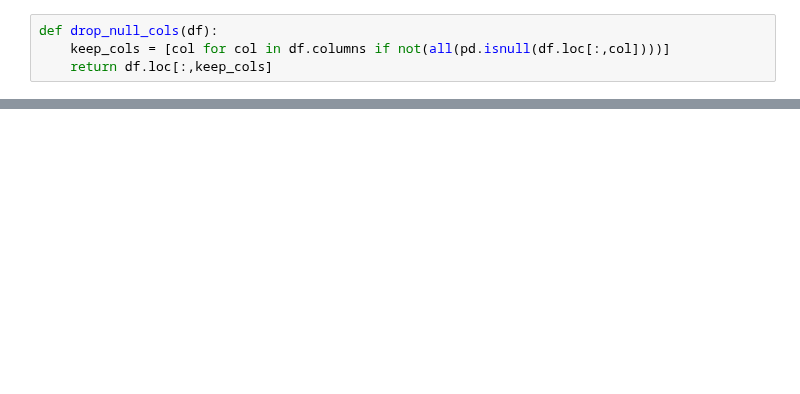
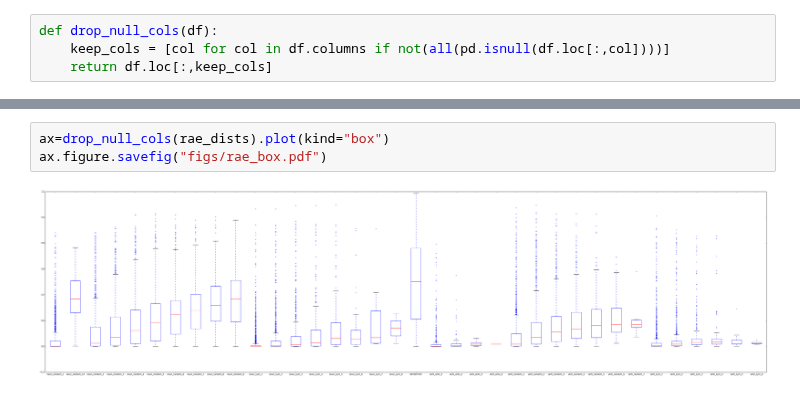
Before and after one commit to oxinabox/phd, a Jupyter notebook: prototypes/Projects/SemanticVsSyntacticEval/results_analysis.ipynb, the cells around one changed output, grey strips where cells are left out. Drawn from its saved outputs; the diff is of its cells as text; blank space fills up the shorter version.

```diff
--- a/prototypes/Projects/SemanticVsSyntacticEval/results_analysis.ipynb
+++ b/prototypes/Projects/SemanticVsSyntacticEval/results_analysis.ipynb
@@ -377,0 +302,5 @@ drop_null_cols(rae_dists).hist(sharex=True)
+# %%
+ax=drop_null_cols(rae_dists).plot(kind="box")
+ax.figure.savefig("figs/rae_box.pdf")
+# %% [output]
+[figure, added]
```
Also changed, not shown: parts of 56 cells of this notebook, 6 other files.
